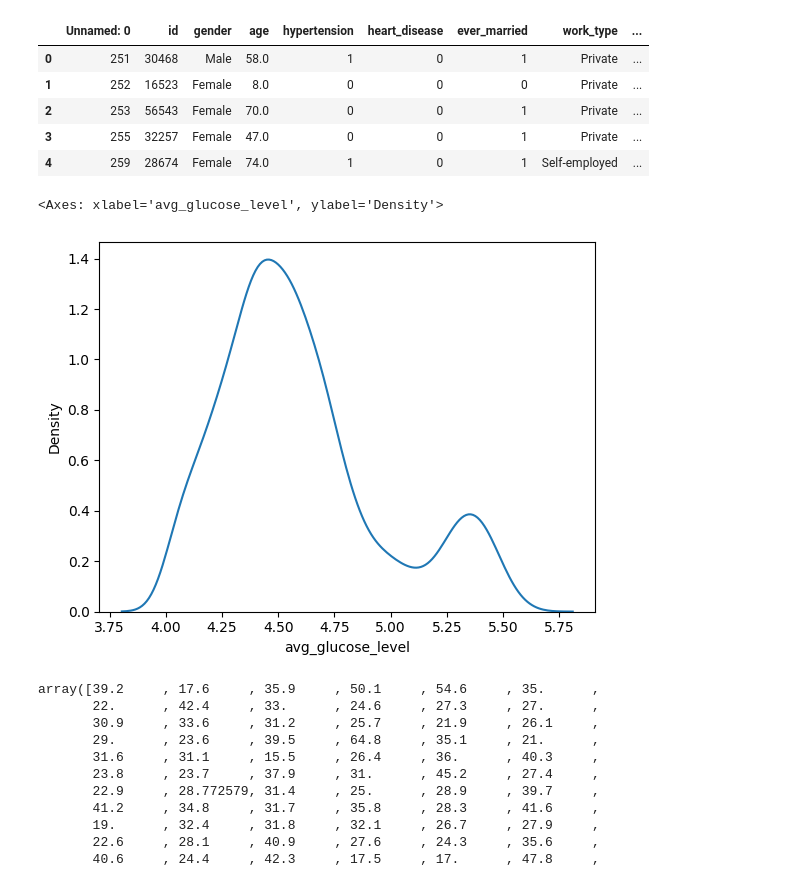
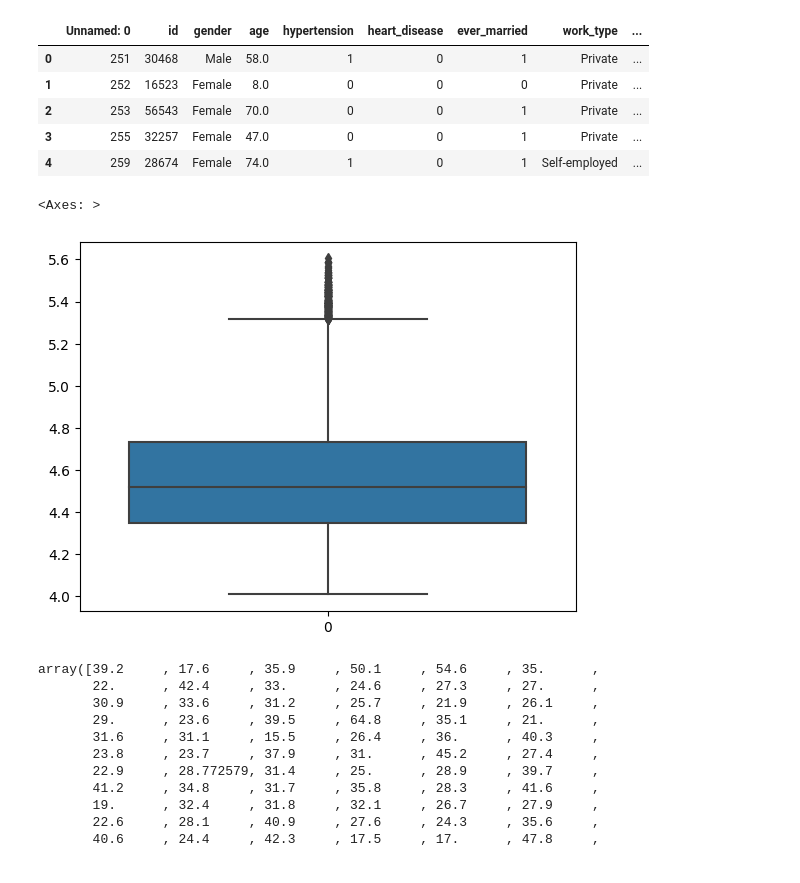
Before and after one commit to DS3001/group9, a Jupyter notebook: project_2/lab2.ipynb, the cells around one changed output. Drawn from its saved outputs; the diff is of its cells as text; code cells hidden in the pictures.

```diff
--- a/project_2/lab2.ipynb
+++ b/project_2/lab2.ipynb
@@ -141,14 +141,14 @@ df_test_ohe.head()
 # %%
 # arcsinh transformation on avg_glucose_level for better data distribution
 df_train_ohe['avg_glucose_level'].describe()
 
 #sns.kdeplot(df_train_ohe['avg_glucose_level'])
 
 df_train_ohe['avg_glucose_level'] = np.log(df_train_ohe['avg_glucose_level'])
-sns.kdeplot(df_train_ohe['avg_glucose_level'])
+sns.boxplot(df_train_ohe['avg_glucose_level']) # still lots of outliers, lets 'windsorise' this variable
 # %% [output]
-<Axes: xlabel='avg_glucose_level', ylabel='Density'>
+<Axes: >
-[figure, old version]
+[figure, new version]
 # %%
 # all clean of nans
 df_train_ohe['age'].unique()
```
Also changed, not shown: parts of 18 cells of this notebook.
